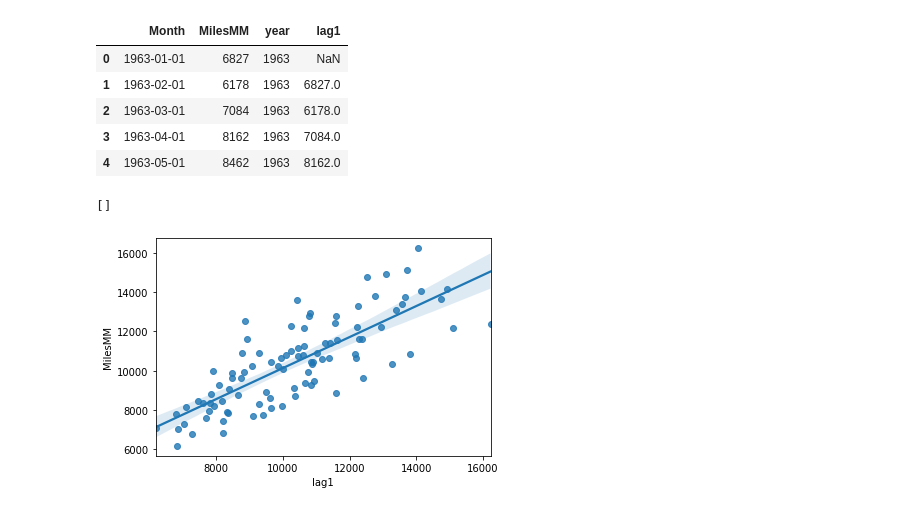
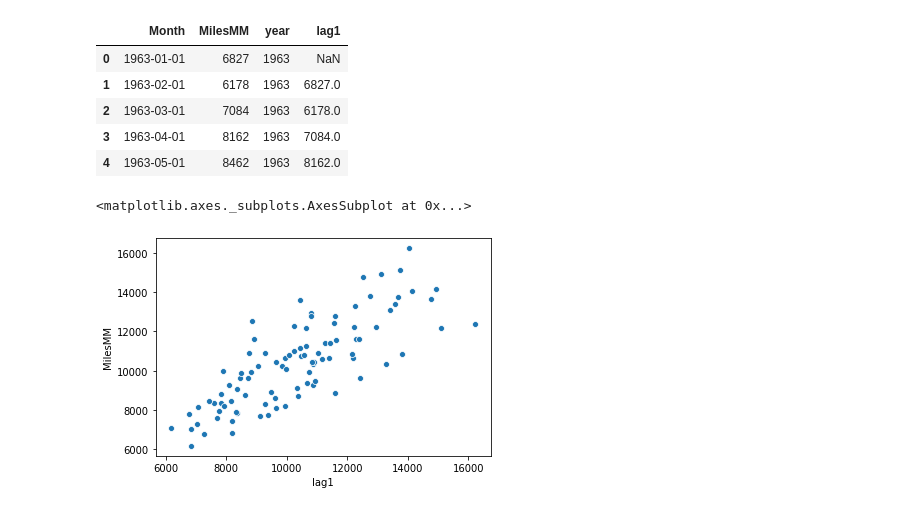
Before and after one commit to anmol0720/Time-Series-Forcasting, a Jupyter notebook: TensorFlow_with_GPU.ipynb, the cells around one changed output. Saved outputs shown, nothing was run; the diff lists cells and outputs as text; code cells hidden in the pictures.

Commit message:
Creating a lag plot

```diff
--- a/TensorFlow_with_GPU.ipynb
+++ b/TensorFlow_with_GPU.ipynb
@@ -280,7 +280,7 @@ miles_df.head()
 | 3 | 1963-04-01 | 8162 | 1963 | 7084.0 |
 | 4 | 1963-05-01 | 8462 | 1963 | 8162.0 |
 # %%
-sns.regplot(x=miles_df['lag1'],y=miles_df['MilesMM']).plot()
+sns.scatterplot(x=miles_df['lag1'],y=miles_df['MilesMM'])
 # %% [output]
-[]
+<matplotlib.axes._subplots.AxesSubplot at 0x...>
-[figure, old version]
+[figure, new version]
```
